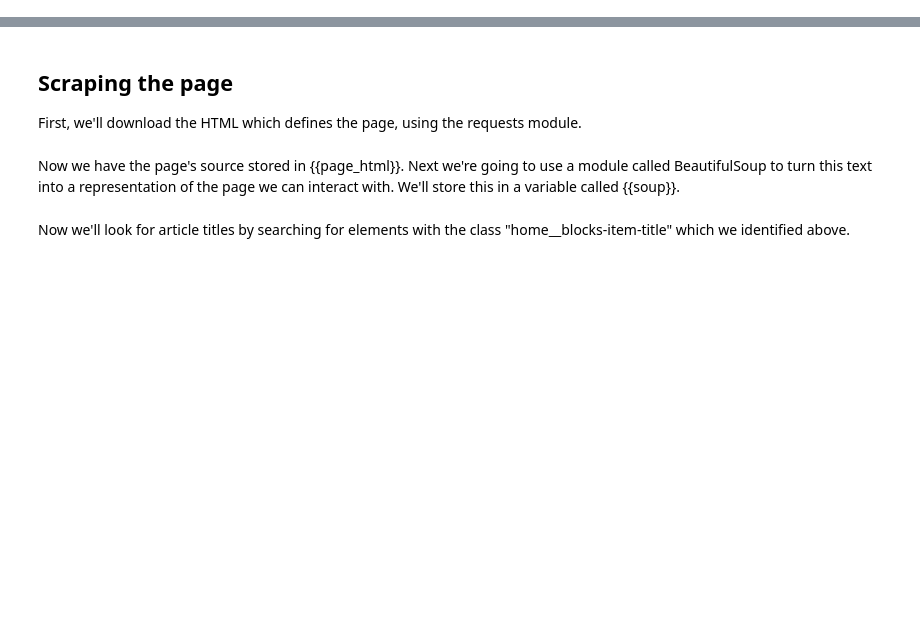
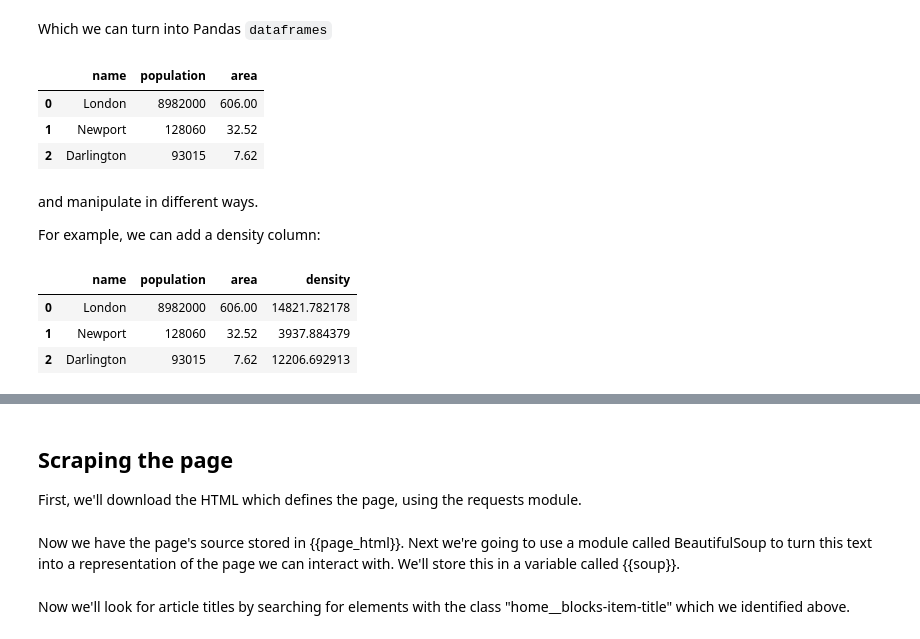
Before and after one commit to EconomicsObservatory/courses, a Jupyter notebook: 5/s5_Scraping.ipynb, the cells around one changed output, grey strips where cells are left out. Cells and saved outputs as stored; diff of their text form; code cells hidden in the pictures; blank space fills up the shorter version.

```diff
--- a/5/s5_Scraping.ipynb
+++ b/5/s5_Scraping.ipynb
@@ -48,0 +66,47 @@ from collections import Counter
+# %%
+london = {
+    "name": "London",
+    "population": 8308369,
+    "area": 1572
+} # This is an example of a dictionary
+
+locations = [
+    {
+        "name": "London",
+        "population": 8_982_000,
+        "area": 606
+    },
+    {
+        "name": "Newport",
+        "population": 128_060,
+        "area": 32.52
+    },
+    {
+        "name": "Darlington",
+        "population": 93_015,
+        "area": 7.62
+    },
+
+]
+# %% [markdown]
+Which we can turn into Pandas `dataframes`
+# %%
+df = pd.DataFrame(locations)
+df
+# %% [output]
+|  | name | population | area |
+| 0 | London | 8982000 | 606.00 |
+| 1 | Newport | 128060 | 32.52 |
+| 2 | Darlington | 93015 | 7.62 |
+# %% [markdown]
+and manipulate in different ways.
+
+For example, we can add a density column:
+# %%
+df['density'] = df['population'] / df['area']
+df
+# %% [output]
+|  | name | population | area | density |
+| 0 | London | 8982000 | 606.00 | 14821.782178 |
+| 1 | Newport | 128060 | 32.52 | 3937.884379 |
+| 2 | Darlington | 93015 | 7.62 | 12206.692913 |
```
Also changed, not shown: parts of 21 cells of this notebook, 2 other files.
